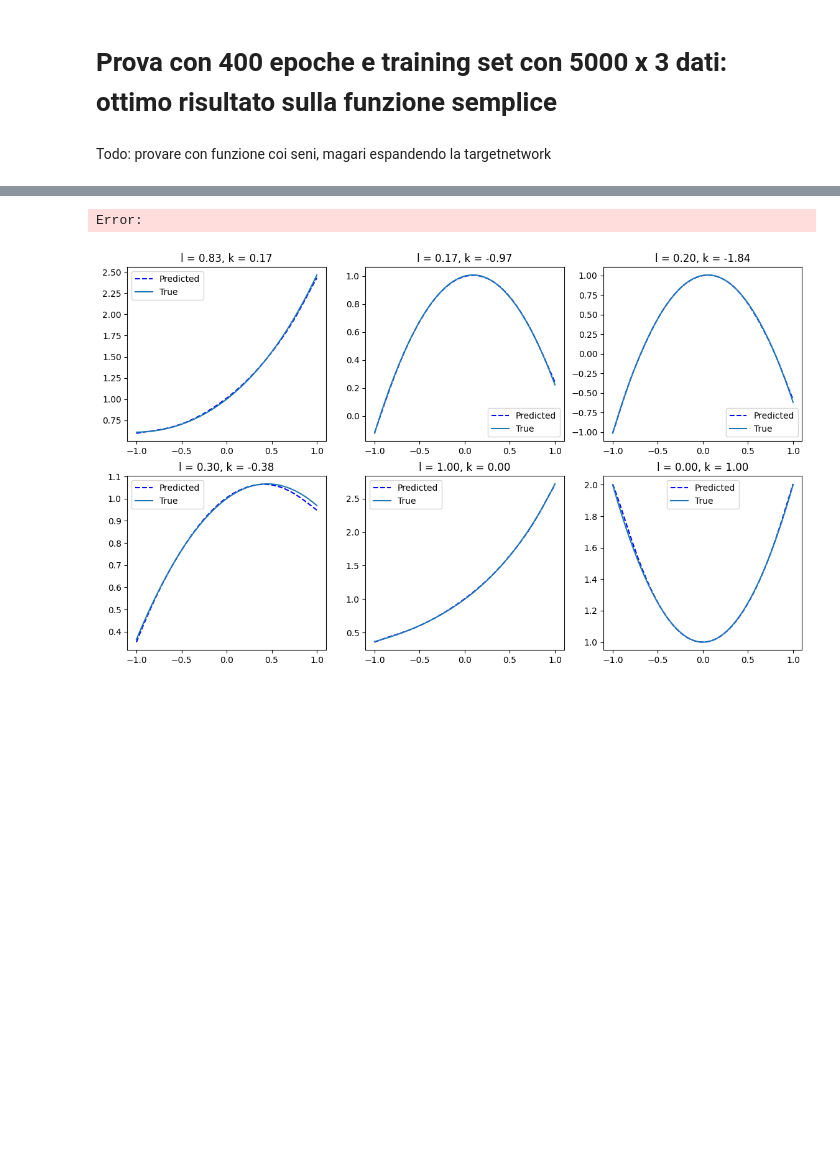
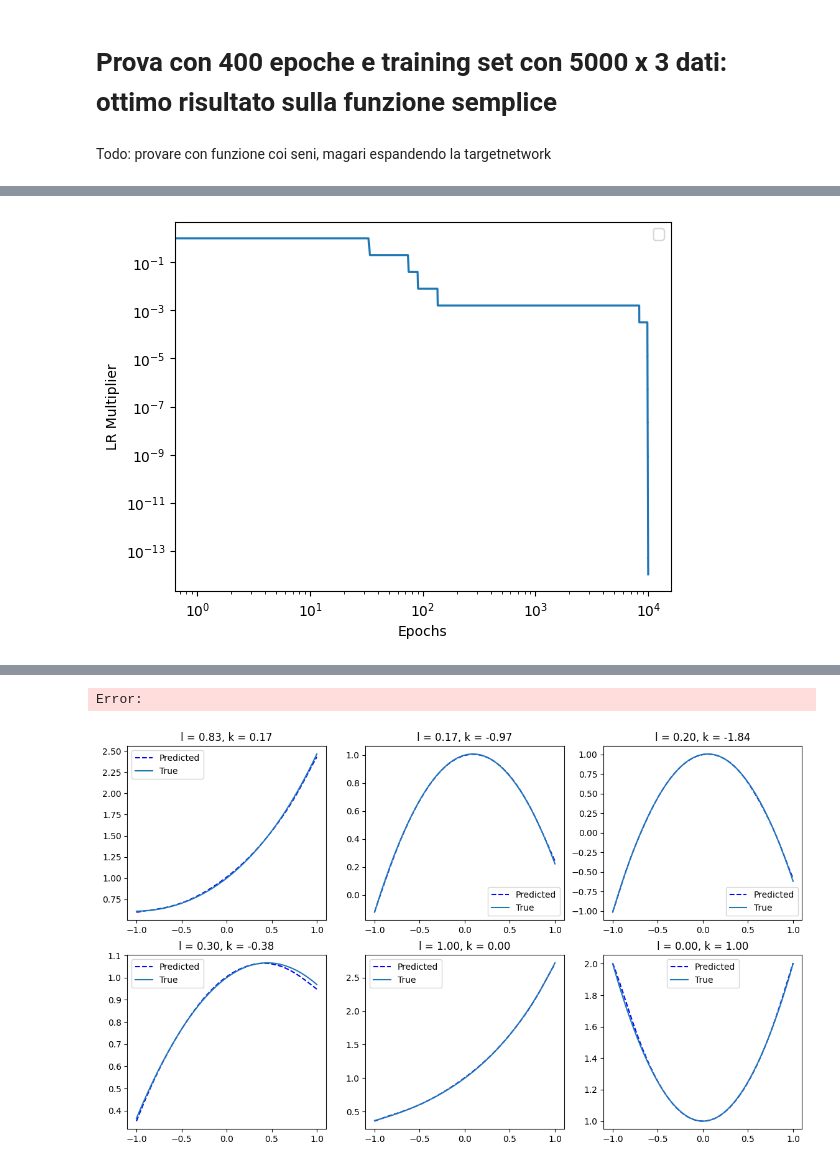
Before and after one commit to Riccardo-Rota/JAX_Hypernetworks, a Jupyter notebook: new_hypernet_trainingpipeline.ipynb, the cells around one changed output, grey strips where cells are left out. Cells and saved outputs as stored; diff of their text form; code cells hidden in the pictures; blank space fills up the shorter version.

```diff
--- a/new_hypernet_trainingpipeline.ipynb
+++ b/new_hypernet_trainingpipeline.ipynb
@@ -136,3 +131,12 @@ plt.show()
+# %%
+lr_history = history['lrs']
+plt.loglog(range(len(lr_history)), lr_history)
+plt.xlabel('Epochs')
+plt.ylabel('LR Multiplier')
+plt.legend()
+plt.show()
+# %% [output]
+[figure, added]
 # %%
 # PLOTTING RESULTS ON SOME EXAMPLES
 N_example = 4
```
Also changed, not shown: parts of 7 cells of this notebook, 1 other file.
